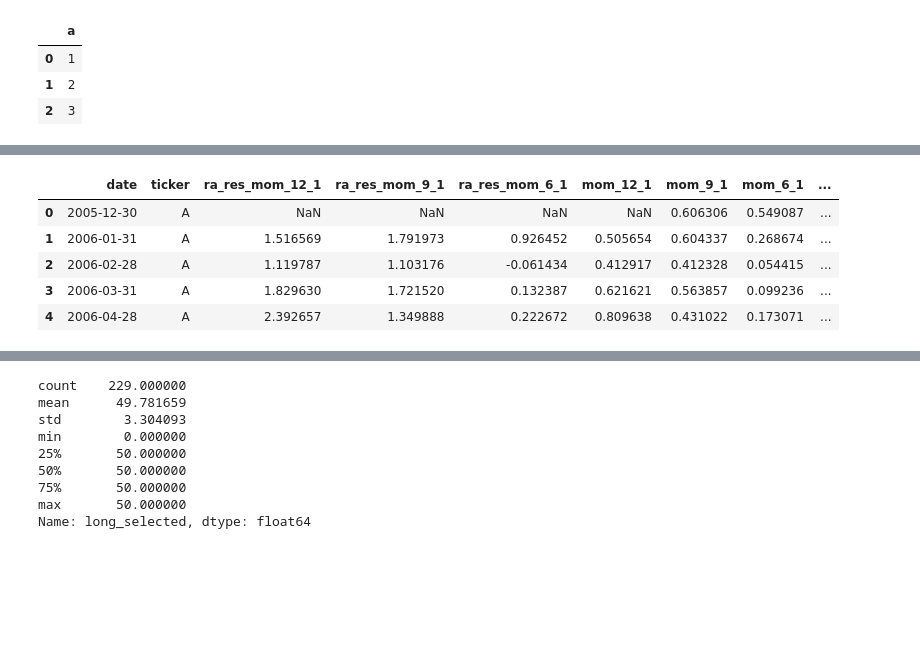
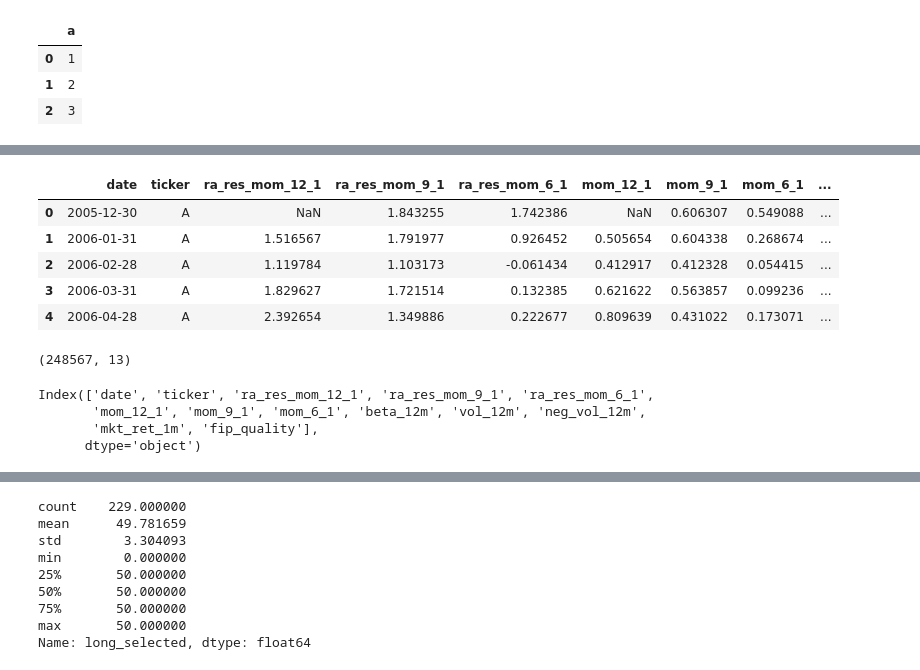
Before and after one commit to asm304/multi-asset-portfolio-framework, a Jupyter notebook: notebooks/01_download_data.ipynb, the cells around one changed output, grey strips where cells are left out. Saved outputs shown, nothing was run; the diff lists cells and outputs as text; code cells hidden in the pictures; blank space fills up the shorter version.

```diff
--- a/notebooks/01_download_data.ipynb
+++ b/notebooks/01_download_data.ipynb
@@ -498,12 +801,23 @@ sector_df.tail(20)
 # %%
 from src.features.equity_features import build_price_signals
 
-signals = build_price_signals()
-signals.head()
+price_signals = build_price_signals()
+price_signals.head()
 # %% [output]
 |  | date | ticker | ra_res_mom_12_1 | ra_res_mom_9_1 | ra_res_mom_6_1 | mom_12_1 | mom_9_1 | mom_6_1 | ... |
-| 0 | 2005-12-30 | A | NaN | NaN | NaN | NaN | 0.606306 | 0.549087 | ... |
-| 1 | 2006-01-31 | A | 1.516569 | 1.791973 | 0.926452 | 0.505654 | 0.604337 | 0.268674 | ... |
-| 2 | 2006-02-28 | A | 1.119787 | 1.103176 | -0.061434 | 0.412917 | 0.412328 | 0.054415 | ... |
-| 3 | 2006-03-31 | A | 1.829630 | 1.721520 | 0.132387 | 0.621621 | 0.563857 | 0.099236 | ... |
-| 4 | 2006-04-28 | A | 2.392657 | 1.349888 | 0.222672 | 0.809638 | 0.431022 | 0.173071 | ... |
+| 0 | 2005-12-30 | A | NaN | 1.843255 | 1.742386 | NaN | 0.606307 | 0.549088 | ... |
+| 1 | 2006-01-31 | A | 1.516567 | 1.791977 | 0.926452 | 0.505654 | 0.604338 | 0.268674 | ... |
+| 2 | 2006-02-28 | A | 1.119784 | 1.103173 | -0.061434 | 0.412917 | 0.412328 | 0.054415 | ... |
+| 3 | 2006-03-31 | A | 1.829627 | 1.721514 | 0.132385 | 0.621622 | 0.563857 | 0.099236 | ... |
+| 4 | 2006-04-28 | A | 2.392654 | 1.349886 | 0.222677 | 0.809639 | 0.431022 | 0.173071 | ... |
+# %%
+price_signals.shape
+# %% [output]
+(248567, 13)
+# %%
+price_signals.columns
+# %% [output]
+Index(['date', 'ticker', 'ra_res_mom_12_1', 'ra_res_mom_9_1', 'ra_res_mom_6_1',
+       'mom_12_1', 'mom_9_1', 'mom_6_1', 'beta_12m', 'vol_12m', 'neg_vol_12m',
+       'mkt_ret_1m', 'fip_quality'],
+      dtype='object')
```
Also changed, not shown: parts of 93 cells of this notebook, 11 other files.
